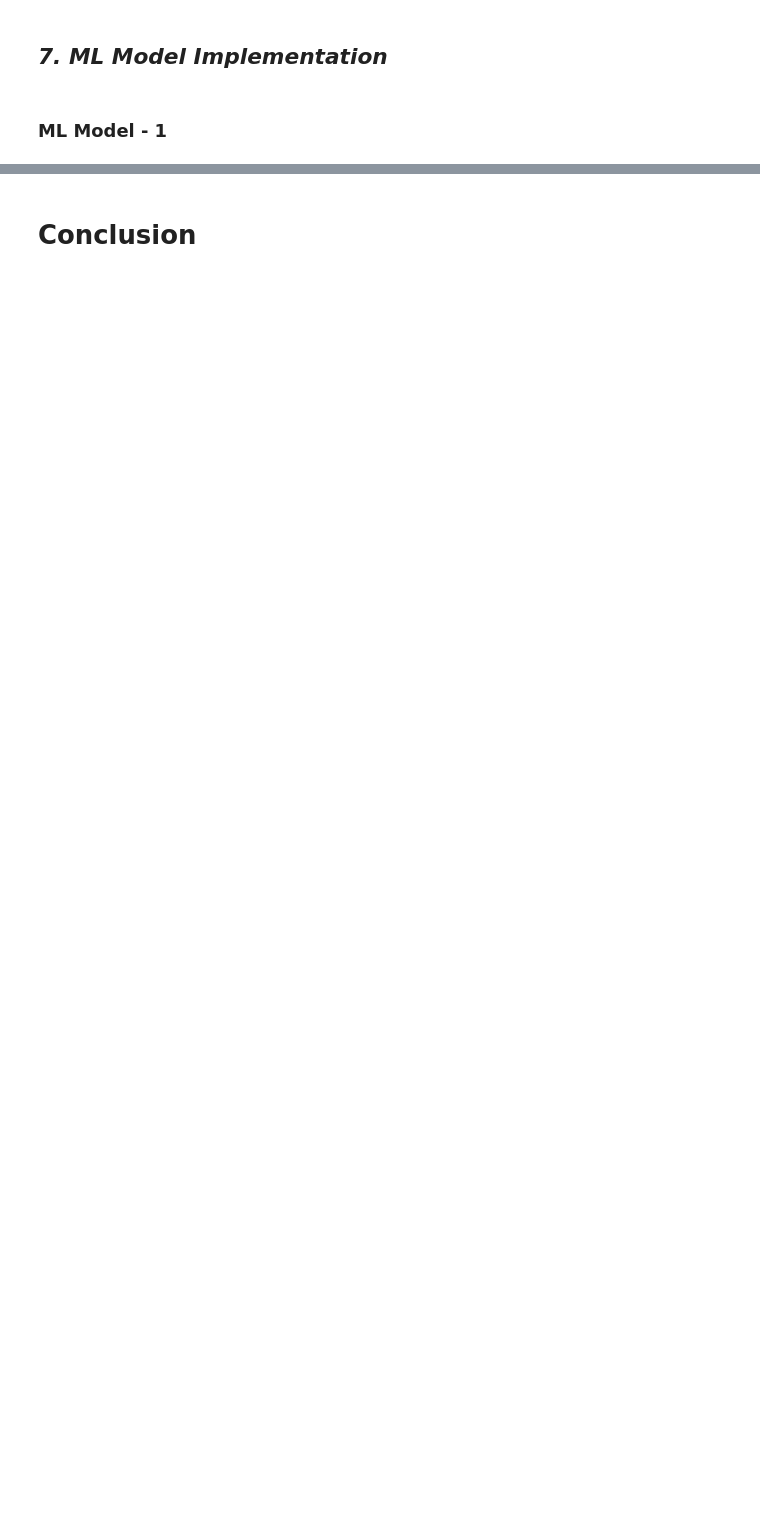
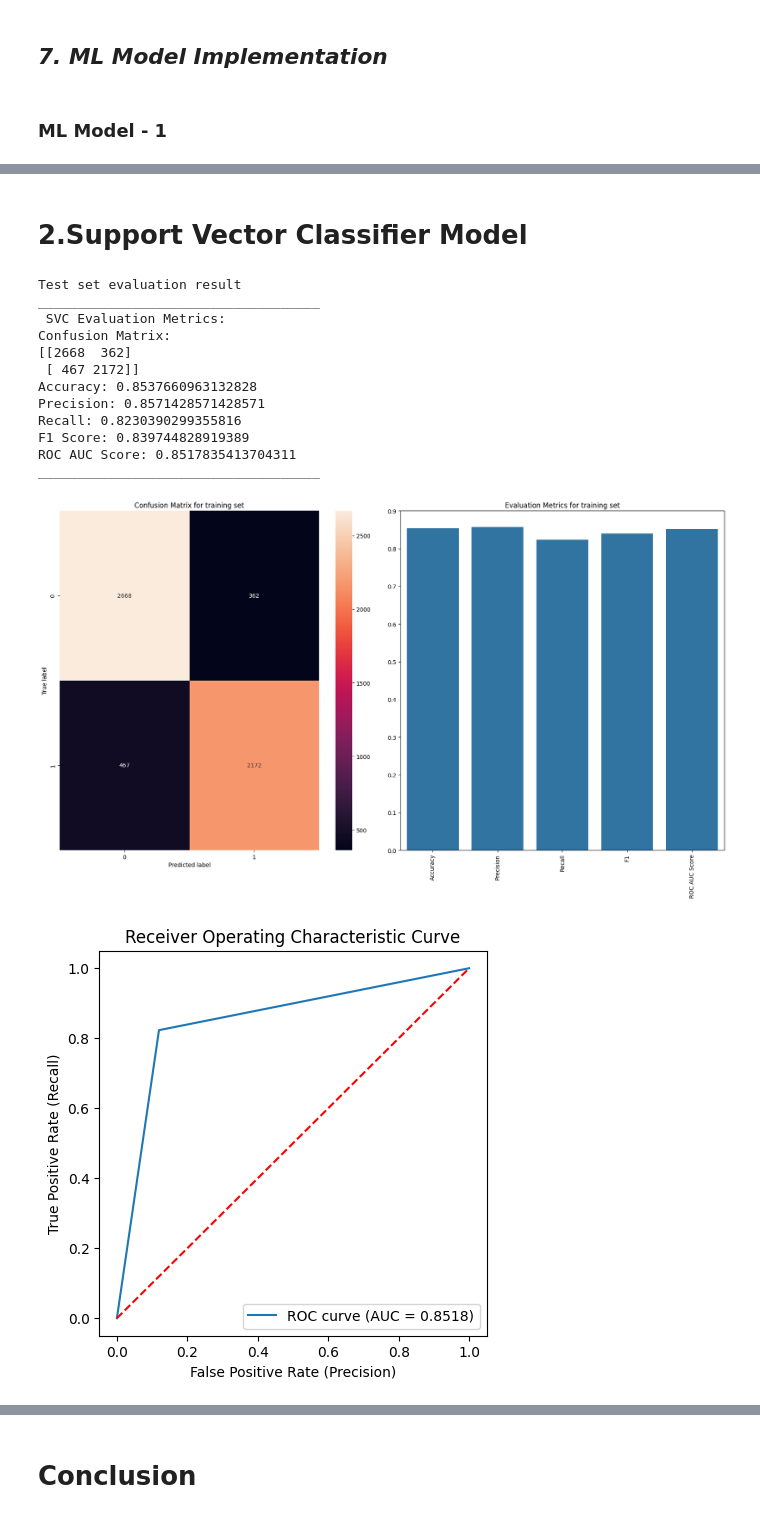
Before and after one commit to samee-faq/Airline_Passenger_Referral_Prediction_ML_Classification_Capstone_Project, a Jupyter notebook: Sameera's_Airline_Passenger_Referral_Prediction_ML_Classification_Capstone_Project.ipynb, the cells around one changed output, grey strips where cells are left out. Saved outputs shown, nothing was run; the diff lists cells and outputs as text; code cells hidden in the pictures; blank space fills up the shorter version.

```diff
--- a/Sameera's_Airline_Passenger_Referral_Prediction_ML_Classification_Capstone_Project.ipynb
+++ b/Sameera's_Airline_Passenger_Referral_Prediction_ML_Classification_Capstone_Project.ipynb
@@ -1451,0 +1473,29 @@ Answer Here.
+# %% [markdown]
+# **2.Support Vector Classifier Model**
+# %%
+# Fitting Support Vector Classifier model to training set
+svc = SVC().fit(X_train, y_train)
+y_pred_svc = svc.predict(X_test)
+# %%
+# Evaluating model
+print(f'Test set evaluation result\n____________________________________')
+
+model(y_test, y_pred_svc, " SVC")
+# Plot roc curve for Support Vector Classifier
+y_ts_pred = svc.predict(X_test)
+plot_roc_curve(y_test, y_ts_pred)
+# %% [output]
+Test set evaluation result
+____________________________________
+ SVC Evaluation Metrics:
+Confusion Matrix:
+[[2668  362]
+ [ 467 2172]]
+Accuracy: 0.8537660963132828
+Precision: 0.8571428571428571
+Recall: 0.8230390299355816
+F1 Score: 0.839744828919389
+ROC AUC Score: 0.8517835413704311
+____________________________________
+[figure, added]
+[figure, added]
```
Also changed, not shown: parts of 96 cells of this notebook.
